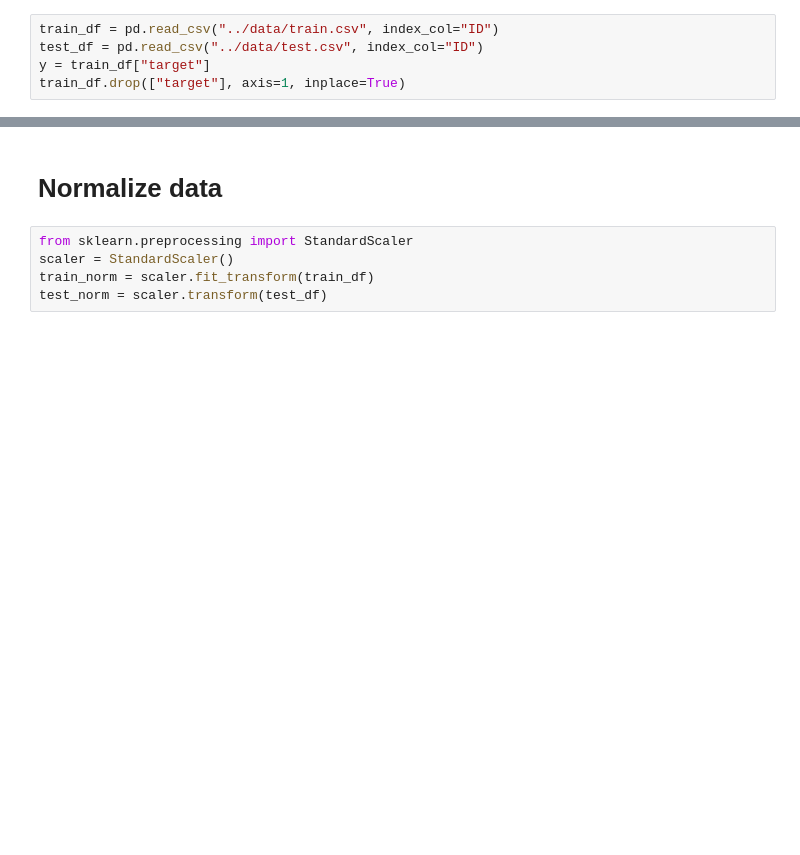
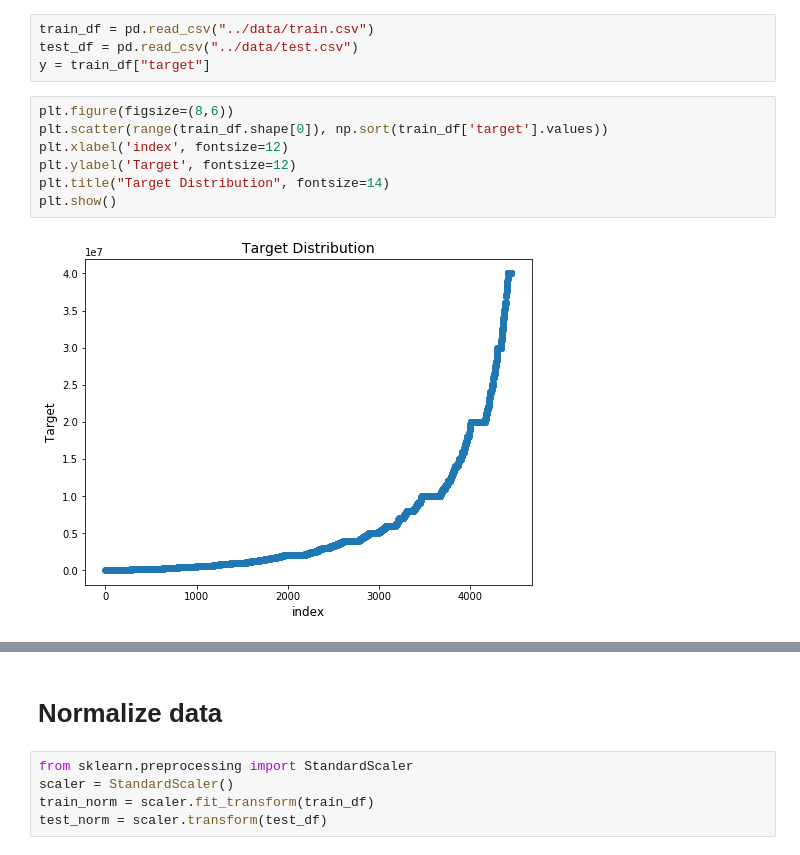
Before and after one commit to i-newton/kaggle_competitions, a Jupyter notebook: santander/src/bank.ipynb, the cells around one changed output, grey strips where cells are left out. Saved outputs shown, nothing was run; the diff lists cells and outputs as text; blank space fills up the shorter version.

```diff
--- a/santander/src/bank.ipynb
+++ b/santander/src/bank.ipynb
@@ -6,5 +25,13 @@ import pandas as pd
 # %%
-train_df = pd.read_csv("../data/train.csv", index_col="ID")
-test_df = pd.read_csv("../data/test.csv", index_col="ID")
+train_df = pd.read_csv("../data/train.csv")
+test_df = pd.read_csv("../data/test.csv")
 y = train_df["target"]
-train_df.drop(["target"], axis=1, inplace=True)
+# %%
+plt.figure(figsize=(8,6))
+plt.scatter(range(train_df.shape[0]), np.sort(train_df['target'].values))
+plt.xlabel('index', fontsize=12)
+plt.ylabel('Target', fontsize=12)
+plt.title("Target Distribution", fontsize=14)
+plt.show()
+# %% [output]
+[figure, added]
```
Also changed, not shown: parts of 13 cells of this notebook, 1 other file.
